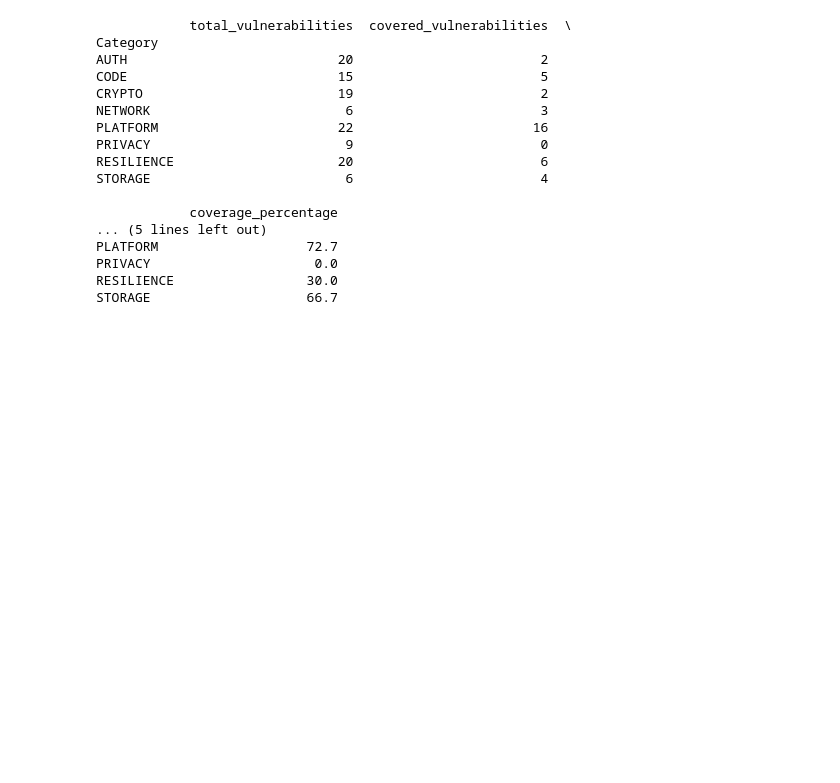
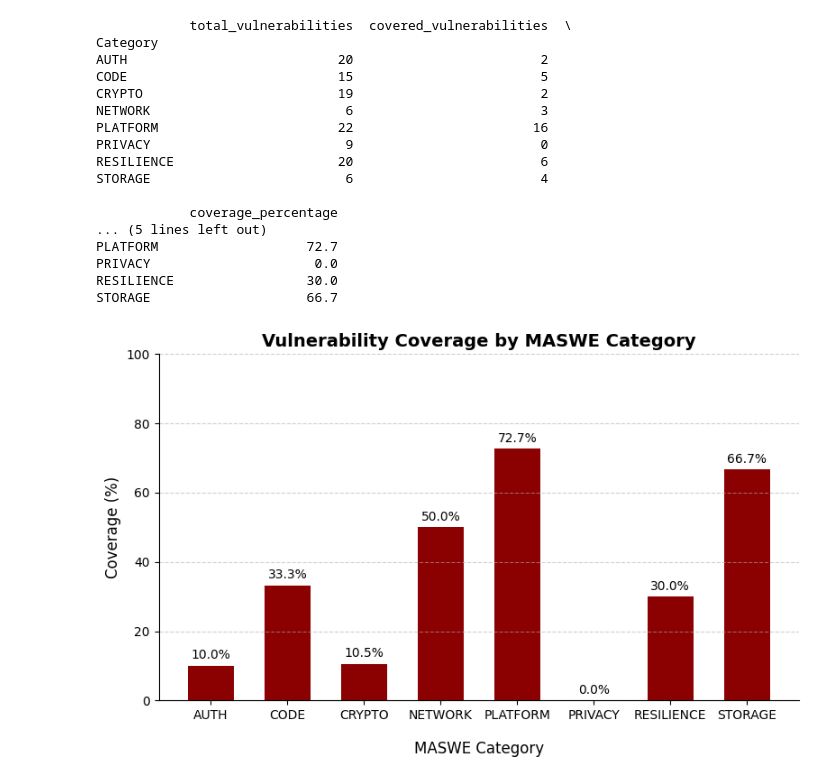
Before and after one commit to domi-cmd/Reference_Application_for_OWASP_MASTG, a Jupyter notebook: dev_documents/seminar_thesis/reference_apps/data_manipulation/app_vulnerability_coverage.ipynb, the cells around one changed output. Cells and saved outputs as stored; diff of their text form; code cells hidden in the pictures; blank space fills up the shorter version.

Commit message:
Added plots displaying the total and percentage coverage of all maswe vulnerabilities, sorted by categories

```diff
--- a/dev_documents/seminar_thesis/reference_apps/data_manipulation/app_vulnerability_coverage.ipynb
+++ b/dev_documents/seminar_thesis/reference_apps/data_manipulation/app_vulnerability_coverage.ipynb
@@ -177,3 +179,31 @@ PLATFORM                   72.7
 PRIVACY                     0.0
 RESILIENCE                 30.0
 STORAGE                    66.7
+# %%
+
+# Explicit style
+fig, ax = plt.subplots(figsize=(8, 5))
+
+# Plot the bar chart
+ax.bar(summary.index, summary["coverage_percentage"], color="darkred", width=0.6)
+
+# Customize appearance
+ax.set_title("Vulnerability Coverage by MASWE Category", fontsize=14, weight='bold')
+ax.set_xlabel("MASWE Category", fontsize=12, labelpad=15)
+ax.set_ylabel("Coverage (%)", fontsize=12)
+ax.set_ylim(0, 100)
+ax.grid(axis="y", linestyle="--", alpha=0.6)
+ax.spines[["top", "right"]].set_visible(False)
+
+# Add values on top of each bar
+for i, v in enumerate(summary["coverage_percentage"]):
+    ax.text(i, v + 2, f"{v:.1f}%", ha="center", fontsize=10)
+
+# Show the plot
+plt.tight_layout()
+plt.show()
+
+# Save the figure
+fig.savefig("../plots/vulnerability_coverage_percentage", dpi=300, bbox_inches="tight")
+# %% [output]
+[figure, added]
```
Also changed, not shown: parts of 2 cells of this notebook, 2 other files.
